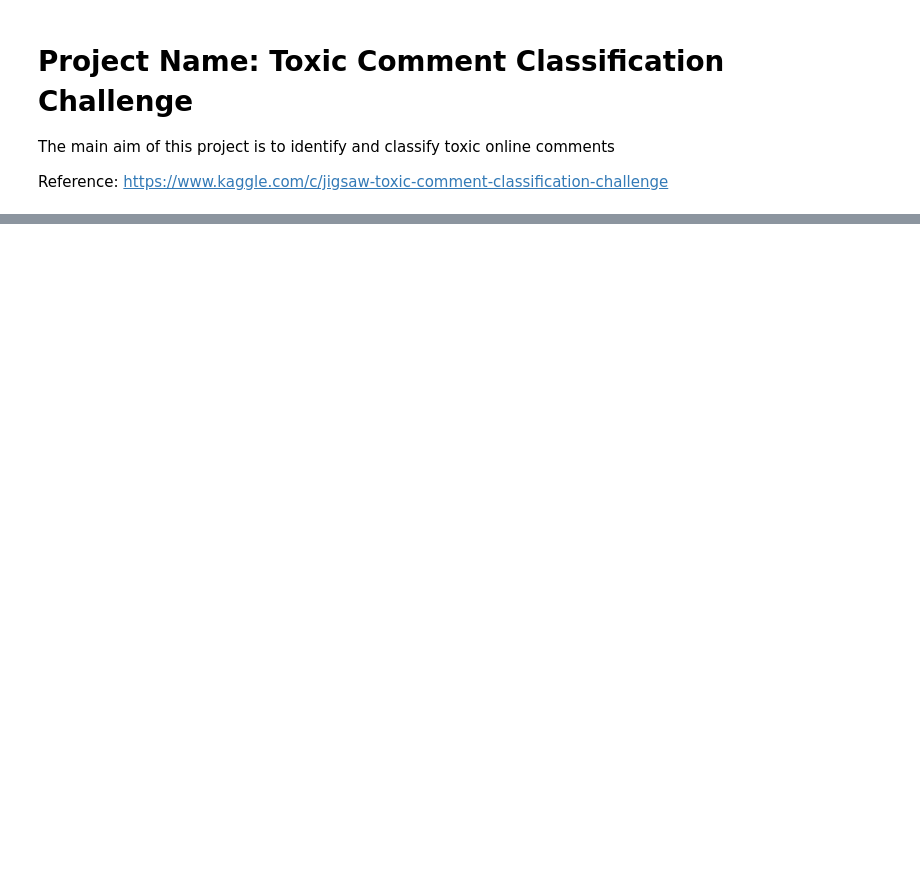
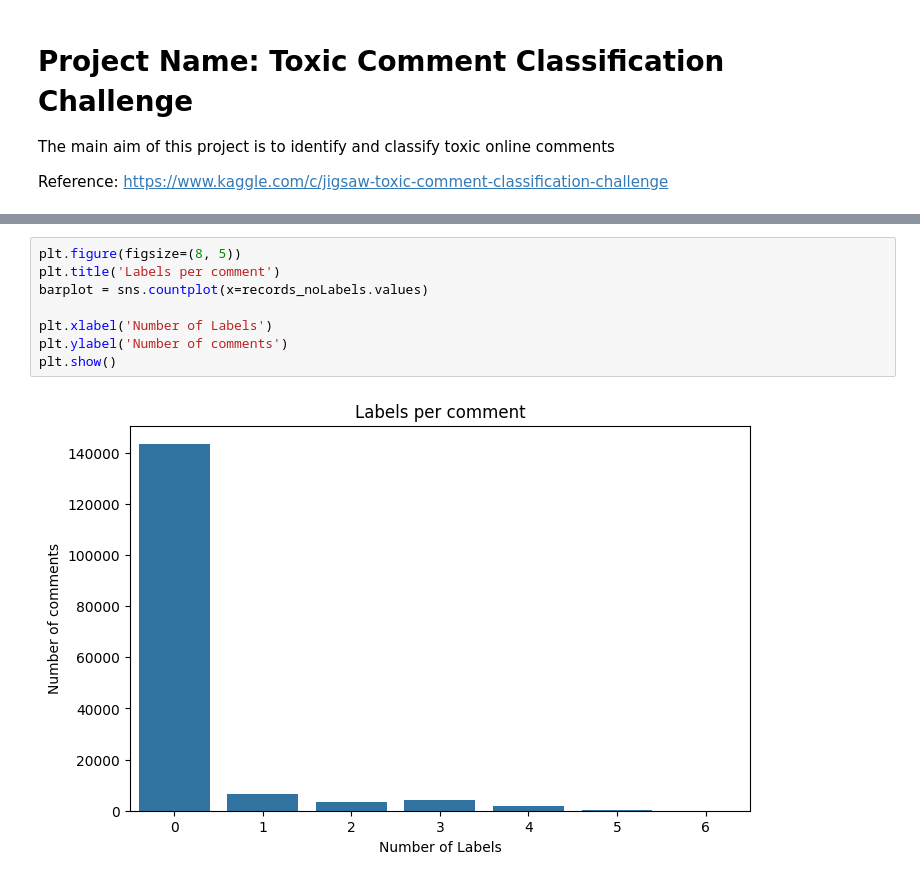
Before and after one commit to Clarkson-Applied-Data-Science/2024_ia653_Akula_Pendyala, a Jupyter notebook: toxicCommentsClassification_nb.ipynb, the cells around one changed output, grey strips where cells are left out. Drawn from its saved outputs; the diff is of its cells as text; blank space fills up the shorter version.

```diff
--- a/toxicCommentsClassification_nb.ipynb
+++ b/toxicCommentsClassification_nb.ipynb
@@ -185,0 +194,10 @@ F1 Score: 0.08
+# %%
+plt.figure(figsize=(8, 5))
+plt.title('Labels per comment')
+barplot = sns.countplot(x=records_noLabels.values)
+
+plt.xlabel('Number of Labels')
+plt.ylabel('Number of comments')
+plt.show()
+# %% [output]
+[figure, added]
```
Also changed, not shown: parts of 57 cells of this notebook, 12 other files.
